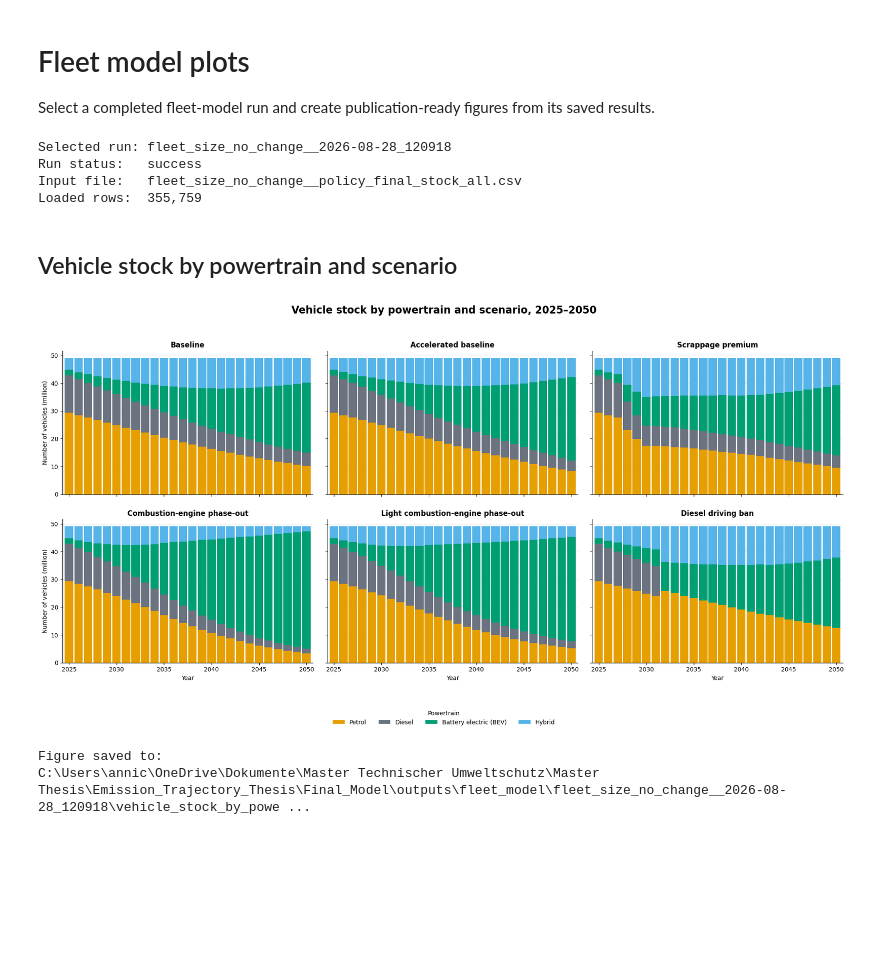
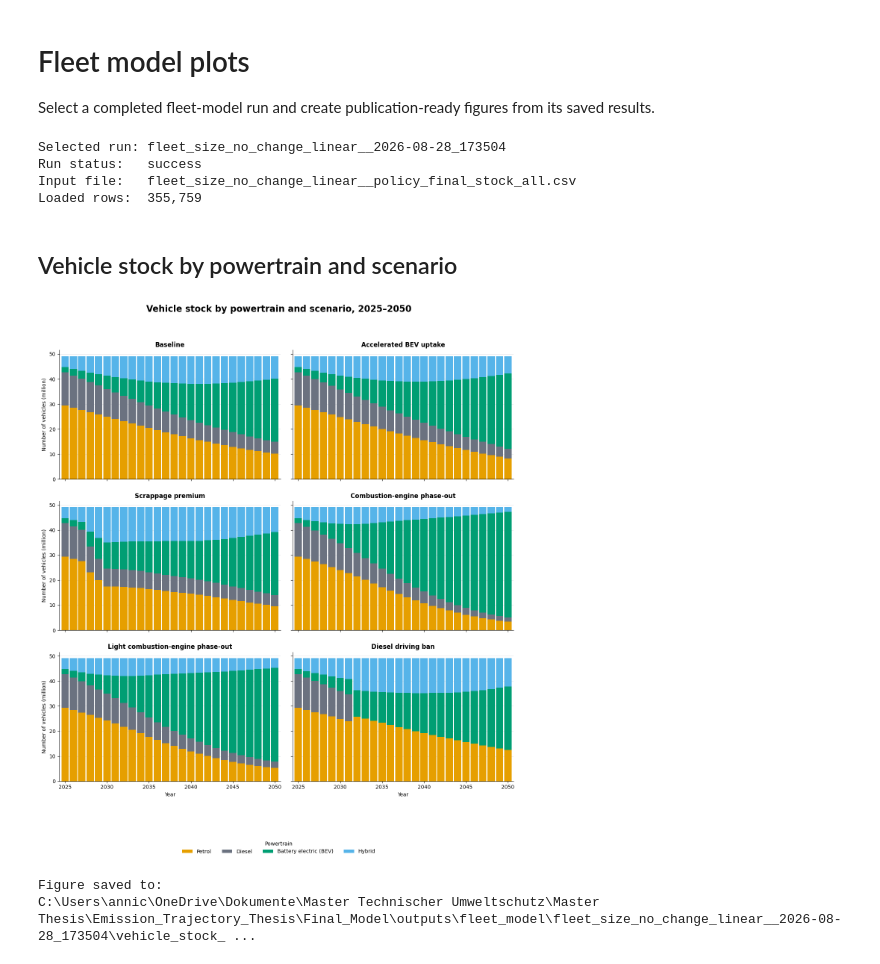
Before and after one commit to annicarl/Emission_Trajectory_Thesis, a Jupyter notebook: Final_Model/analysis/fleet_model_plots.ipynb, the cells around one changed output. Cells and saved outputs as stored; diff of their text form; code cells hidden in the pictures; blank space fills up the shorter version.

Commit message:
small changes in analysis plots

```diff
--- a/Final_Model/analysis/fleet_model_plots.ipynb
+++ b/Final_Model/analysis/fleet_model_plots.ipynb
@@ -4,7 +4,7 @@
 Select a completed fleet-model run and create publication-ready figures from its saved results.
 # %%
 # Enter the exact run-directory name here.
-RUN_NAME = "fleet_size_no_change__2026-08-28_120918"
+RUN_NAME = "fleet_size_no_change_linear__2026-08-28_173504"
 # %%
 import json
 from pathlib import Path
@@ -64,9 +64,9 @@ print(f"Run status:   {manifest['status']}")
 print(f"Input file:   {stock_path.name}")
 print(f"Loaded rows:  {len(policy_final_stock_all):,}")
 # %% [output]
-Selected run: fleet_size_no_change__2026-08-28_120918
+Selected run: fleet_size_no_change_linear__2026-08-28_173504
 Run status:   success
-Input file:   fleet_size_no_change__policy_final_stock_all.csv
+Input file:   fleet_size_no_change_linear__policy_final_stock_all.csv
 Loaded rows:  355,759
 # %% [markdown]
 ## Vehicle stock by powertrain and scenario
@@ -95,7 +95,7 @@ scenario_order = [
 ]
 scenario_labels = {
     "baseline_ev_growth": "Baseline",
-    "stronger_ev_growth": "Accelerated baseline",
+    "stronger_ev_growth": "Accelerated BEV uptake",
     "abwrackpraemie": "Scrappage premium",
     "verbrenneraus_2035": "Combustion-engine phase-out",
     "verbrenneraus_light": "Light combustion-engine phase-out",
@@ -145,7 +145,7 @@ colors = [
 ]
 
 fig, axes = plt.subplots(
-    2, 3, figsize=(19, 10), sharex=True, sharey=True, squeeze=False
+    3, 2, figsize=(13, 15), sharex=True, sharey=True, squeeze=False
 )
 years = range(2025, 2051)
 
@@ -185,33 +185,33 @@ for ax, scenario in zip(axes.flat, scenario_order):
     ax.set_axisbelow(True)
     ax.spines[["top", "right"]].set_visible(False)
     if ax.get_legend() is not None:
         ax.get_legend().remove()
 
 handles, _ = axes.flat[0].get_legend_handles_labels()
 legend_labels = [powertrain_labels.get(name, name) for name in powertrains]
 fig.legend(
     handles,
     legend_labels,
     title="Powertrain",
     loc="lower center",
     ncol=4,
     frameon=False,
     bbox_to_anchor=(0.5, -0.01),
 )
 fig.suptitle(
     "Vehicle stock by powertrain and scenario, 2025–2050",
     fontsize=17,
     fontweight="bold",
 )
 fig.tight_layout(rect=[0, 0.09, 1, 0.95], h_pad=2.0, w_pad=1.5)
 
 output_path = (
     RUN_DIR / "vehicle_stock_by_powertrain_and_scenario_2025_2050.png"
 )
 fig.savefig(output_path, dpi=300, bbox_inches="tight", facecolor="white")
 plt.show()
 print(f"Figure saved to:\n{output_path}")
 # %% [output]
-[figure, old version]
+[figure, new version]
 Figure saved to:
-C:\Users\annic\OneDrive\Dokumente\Master Technischer Umweltschutz\Master Thesis\Emission_Trajectory_Thesis\Final_Model\outputs\fleet_model\fleet_size_no_change__2026-08-28_120918\vehicle_stock_by_powe ...
+C:\Users\annic\OneDrive\Dokumente\Master Technischer Umweltschutz\Master Thesis\Emission_Trajectory_Thesis\Final_Model\outputs\fleet_model\fleet_size_no_change_linear__2026-08-28_173504\vehicle_stock_ ...
```
Also changed, not shown: 2 other files.
